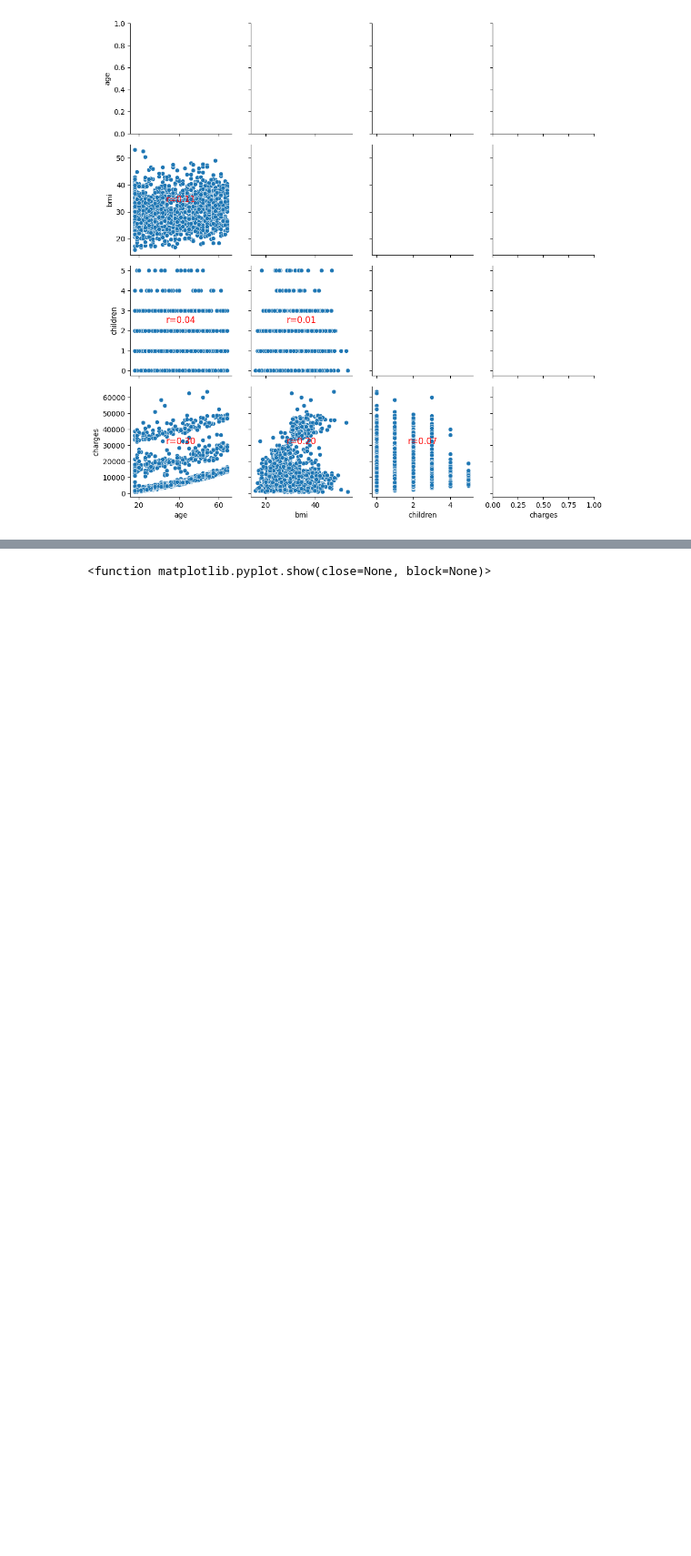
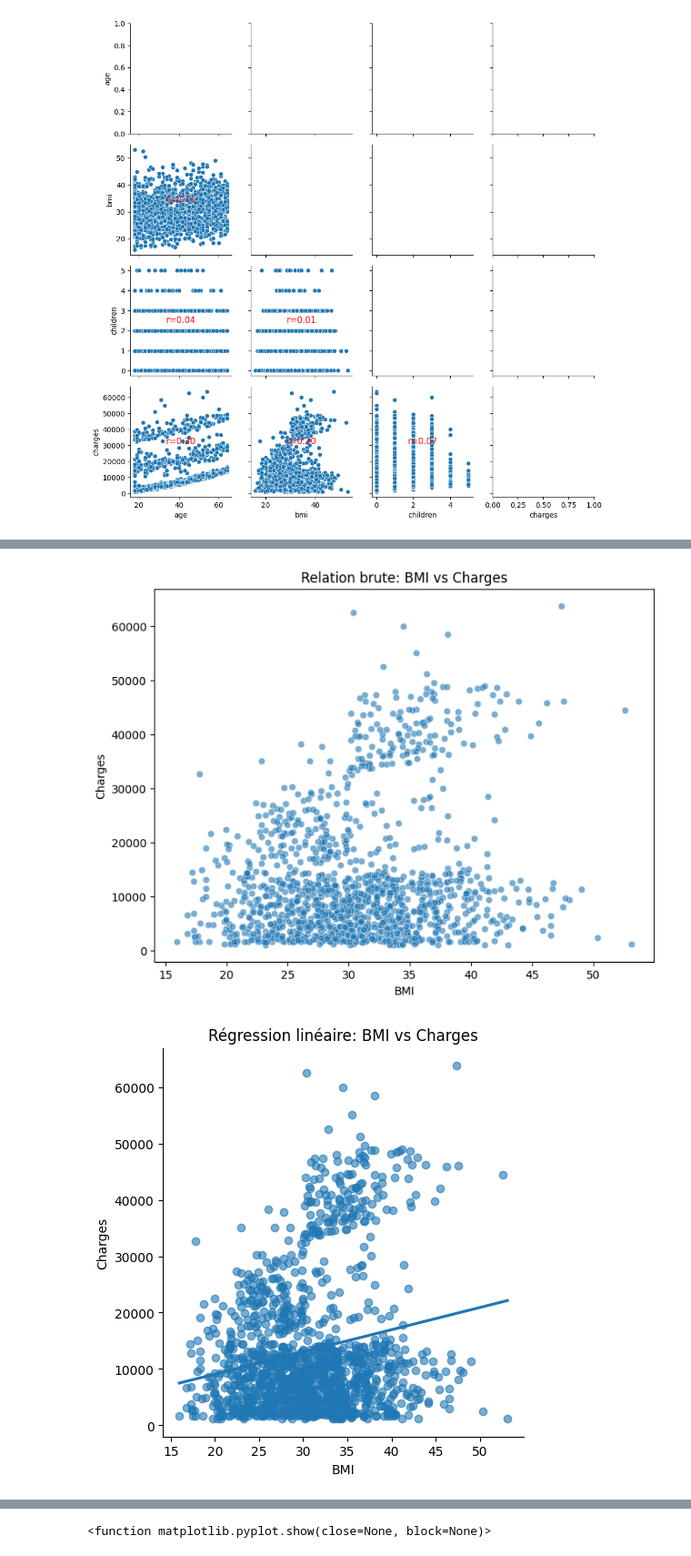
Before and after one commit to A-Delvoye/Brief2_prime_assurance, a Jupyter notebook: load_and_clean_assurance_data.ipynb, the cells around one changed output, grey strips where cells are left out. Shown at 91% size. Cells and saved outputs as stored; diff of their text form; code cells hidden in the pictures; blank space fills up the shorter version.

```diff
--- a/load_and_clean_assurance_data.ipynb
+++ b/load_and_clean_assurance_data.ipynb
@@ -87,0 +203,54 @@ memory usage: 73.3+ KB
+# %%
+#plt.figure(figsize=(10, 6))
+#sns.scatterplot(data=df, x='age', y='charges', hue='smoker', palette='coolwarm')
+#sns.lineplot(data=df, x='age', y='charges', hue='smoker', palette='coolwarm')
+#plt.title('Relation entre Age et Charges avec distinction de Smoker')
+#plt.show()
+
+# Scatter plot
+plt.figure(figsize=(8, 6))
+sns.scatterplot(data=df, x='bmi', y='charges', alpha=0.6)
+plt.title("Relation brute: BMI vs Charges")
+plt.xlabel("BMI")
+plt.ylabel("Charges")
+plt.show()
+
+sns.lmplot(data=df, x='bmi', y='charges', ci=None, scatter_kws={'alpha':0.6})
+plt.title("Régression linéaire: BMI vs Charges")
+plt.xlabel("BMI")
+plt.ylabel("Charges")
+plt.show()
+
+sns.lmplot(data=df, x='bmi', y='charges', order=2, ci=None, scatter_kws={'alpha':0.6})
+plt.title("Régression quadratique: BMI vs Charges")
+plt.xlabel("BMI")
+plt.ylabel("Charges")
+plt.show()
+
+import numpy as np
+
+# Transformation logarithmique
+df['log_charges'] = np.log(df['charges'])
+
+sns.lmplot(data=df, x='bmi', y='log_charges', ci=None, scatter_kws={'alpha':0.6})
+plt.title("Régression après transformation logarithmique")
+plt.xlabel("BMI")
+plt.ylabel("Log(Charges)")
+plt.show()
+
+from statsmodels.nonparametric.smoothers_lowess import lowess
+
+# Lissage LOESS
+lowess_smoothed = lowess(df['charges'], df['bmi'], frac=0.2)
+
+plt.figure(figsize=(8, 6))
+plt.scatter(df['bmi'], df['charges'], alpha=0.6, label="Données brutes")
+plt.plot(lowess_smoothed[:, 0], lowess_smoothed[:, 1], color='red', label="LOESS")
+plt.title("LOESS: BMI vs Charges")
+plt.xlabel("BMI")
+plt.ylabel("Charges")
+plt.legend()
+plt.show()
+# %% [output]
+[figure, added]
+[figure, added]
```
Also changed, not shown: parts of 18 cells of this notebook.
